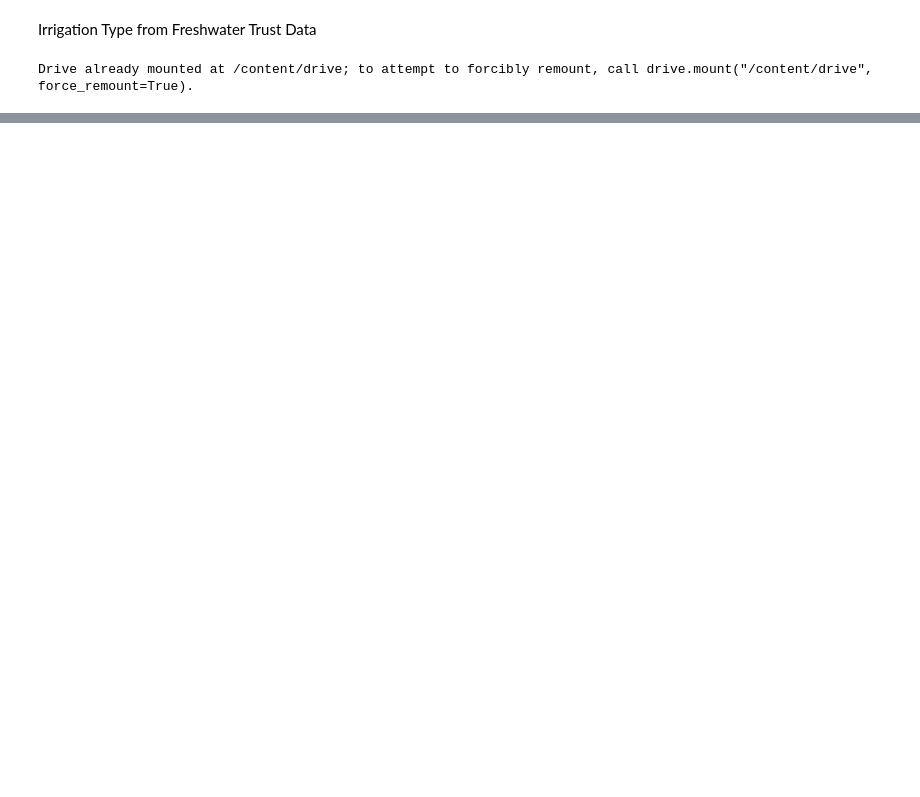
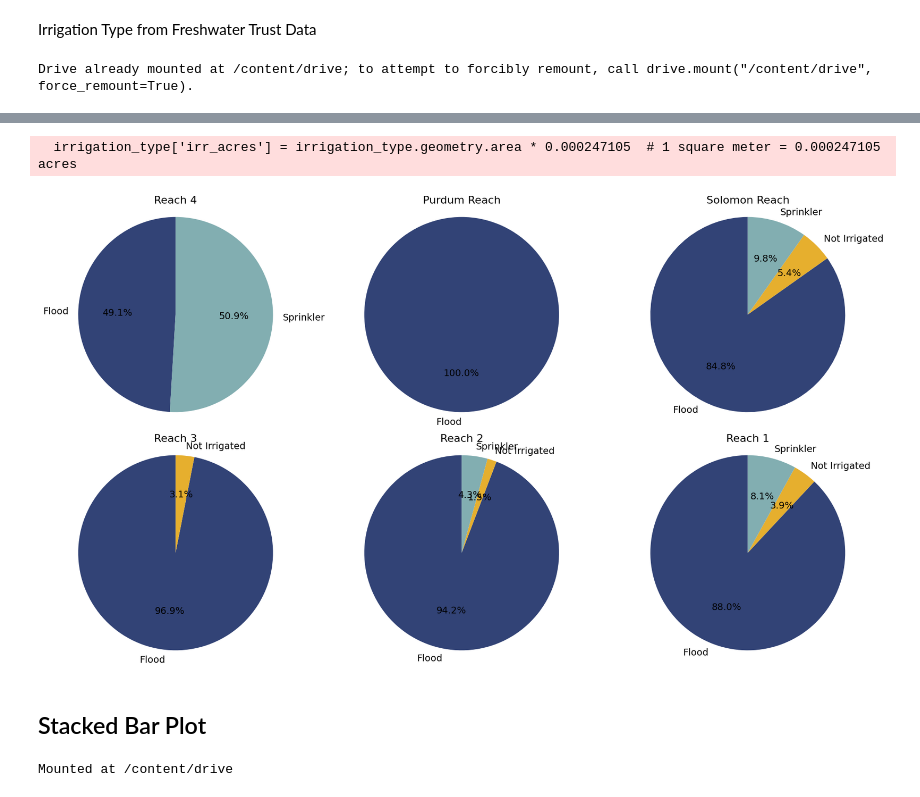
Before and after one commit to carlibeisel/mason_water_budget, a Jupyter notebook: irrigation_type_FWT.ipynb, the cells around one changed output, grey strips where cells are left out. Saved outputs shown, nothing was run; the diff lists cells and outputs as text; code cells hidden in the pictures; blank space fills up the shorter version.

```diff
--- a/irrigation_type_FWT.ipynb
+++ b/irrigation_type_FWT.ipynb
@@ -19 +137,78 @@ Drive already mounted at /content/drive; to attempt to forcibly remount, call dr
+# %%
+# ------------------------------------- #
+#     Irrigation Type for each Reach
+# ------------------------------------- #
+
+#combined
+
+name_column = 'Name'
+
+# Define a custom color palette for each irrigation type
+custom_palette = {
+    'Not Irrigated': '#E6AF2E',  # mustard yellow
+    'Drip': '#BA3F1D',           # rust
+    'Sprinkler': '#82AEB1',      # light blue
+    'Flood': '#324376'           # dark blue
+}
+
+# Convert geometry to acres (make sure CRS is projected correctly)
+irrigation_type['irr_acres'] = irrigation_type.geometry.area * 0.000247105  # 1 square meter = 0.000247105 acres
+
+# Create a list to store data for each reach
+reach_data = []
+
+# Determine the number of unique reaches
+unique_reaches = reaches[name_column].unique()
+num_reaches = len(unique_reaches)
+
+# Define 2x3 grid (2 columns, 3 rows)
+cols = 3  # Set to 3 columns
+rows = 2  # Set to 2 rows
+
+# Create subplots
+fig, axes = plt.subplots(rows, cols, figsize=(18, 10))  # Adjusted figure size for the new layout
+axes = axes.flatten()  # Flatten the axes array to easily iterate over it
+
+for i, reach_name in enumerate(unique_reaches):
+    selected_reach = reaches[reaches[name_column] == reach_name]
+    joined_data = gpd.sjoin(irrigation_type, selected_reach, how='inner', predicate='intersects')
+    irrigation_in_reach = joined_data.groupby('irr_type')['irr_acres'].sum().reset_index()
+    irrigation_in_reach['reach_name'] = reach_name  # Add a column for reach_name
+
+    reach_data.append(irrigation_in_reach)
+    irrigation_types = irrigation_in_reach['irr_type']
+    colors = [custom_palette.get(irrig_type) for irrig_type in irrigation_types]
+    ax = axes[i]
+    ax.pie(irrigation_in_reach['irr_acres'], labels=irrigation_types, colors=colors, autopct='%1.1f%%', startangle=90,
+           textprops={'fontsize': 14})  # Increased font size for the percentages
+    ax.set_title(f'{reach_name}', fontsize=16)  # Larger title font size
+    ax.axis('equal')  # Equal aspect ratio to ensure the pie is drawn as a circle
+for j in range(i + 1, len(axes)):
+    fig.delaxes(axes[j])
+plt.tight_layout()
+
+# Save the figure to file
+plt.savefig('/content/drive/MyDrive/Data/Mason/Figures/irrigation_type/reach_irrig_pie_charts.png', format='png', dpi=300, bbox_inches='tight')
+plt.show()
+reach_data_df = pd.concat(reach_data, ignore_index=True)
+# %% [output]
+  irrigation_type['irr_acres'] = irrigation_type.geometry.area * 0.000247105  # 1 square meter = 0.000247105 acres
+[figure, added]
+# %% [markdown]
+## Stacked Bar Plot
+# %%
+# ------------------ #
+#  Import Libraries  #
+# ------------------ #
+import numpy as np
+import pandas as pd
+import geopandas as gpd
+import matplotlib.pyplot as plt
+import seaborn as sns
+
+#connect to google drive
+from google.colab import drive
+drive.mount('/content/drive')
+# %% [output]
+Mounted at /content/drive
 # %%
```
Also changed, not shown: parts of 12 cells of this notebook.
